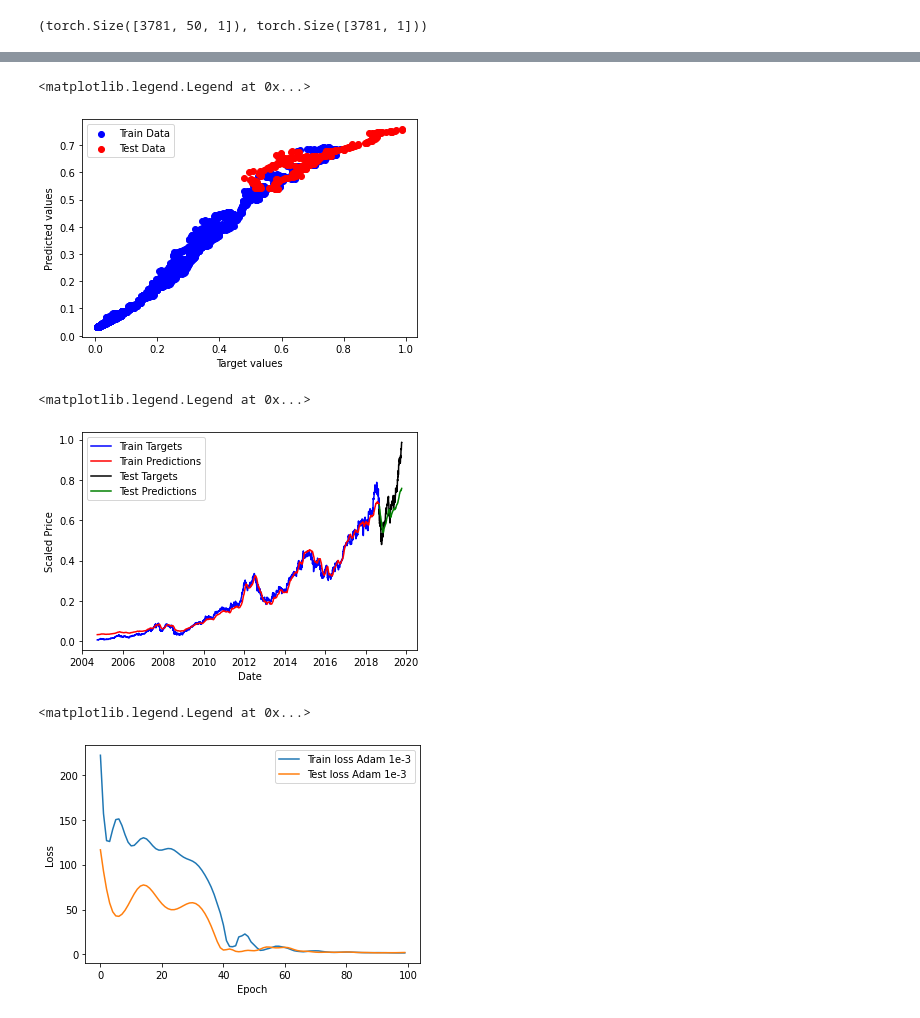
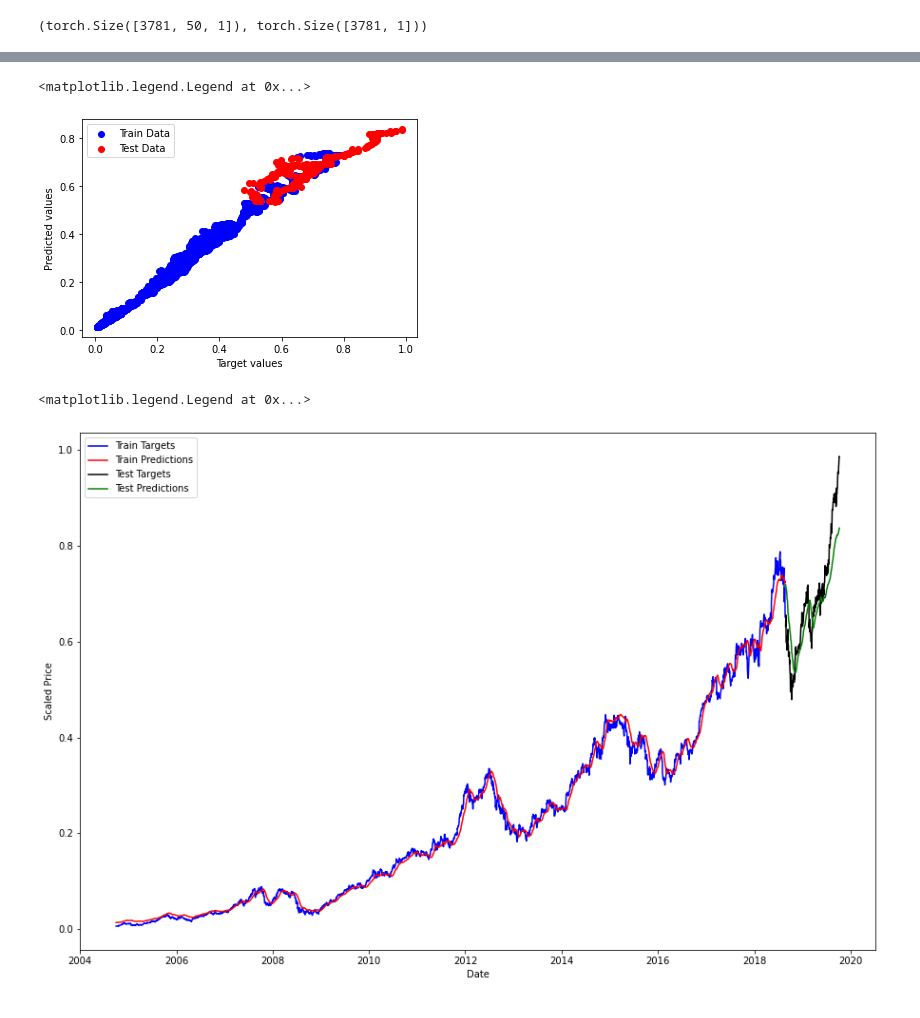
Before and after one commit to KhHTran/Stock-Prediction-ML, a Jupyter notebook: AAPL_Close_Price_Prediction.ipynb, the cells around one changed output, grey strips where cells are left out. Cells and saved outputs as stored; diff of their text form; code cells hidden in the pictures.

```diff
--- a/AAPL_Close_Price_Prediction.ipynb
+++ b/AAPL_Close_Price_Prediction.ipynb
@@ -174,0 +162,29 @@ Test loss: tensor(1.8099)
+# %%
+train_hist = []
+test_hist = []
+pred_tr = []
+pred_te = []
+
+tr_h, te_h, pr_tr, pr_te = train_model('Adam', 1e-4, 200)
+train_hist.append(tr_h)
+test_hist.append(te_h)
+pred_tr.append(pr_tr)
+pred_te.append(pr_te)
+
+tr_h, te_h, pr_tr, pr_te = train_model('Adam', 1e-3, 200)
+train_hist.append(tr_h)
+test_hist.append(te_h)
+pred_tr.append(pr_tr)
+pred_te.append(pr_te)
+
+tr_h, te_h, pr_tr, pr_te = train_model('SGD', 1e-4, 200)
+train_hist.append(tr_h)
+test_hist.append(te_h)
+pred_tr.append(pr_tr)
+pred_te.append(pr_te)
+
+tr_h, te_h, pr_tr, pr_te = train_model('SGD', 1e-5, 200)
+train_hist.append(tr_h)
+test_hist.append(te_h)
+pred_tr.append(pr_tr)
+pred_te.append(pr_te)
@@ -175,31 +221,21 @@ Test loss: tensor(1.8099)
 # %%
-import matplotlib.pyplot as plt
-
-plt.scatter(train_out.cpu().detach(), train_pred.cpu().detach(),color='blue')
-plt.scatter(test_out.cpu().detach(), test_pred.cpu().detach(),color='red')
+plt.scatter(train_out.cpu().detach(), pred_tr[1], color='blue')
+plt.scatter(test_out.cpu().detach(), pred_te[1], color='red')
 plt.ylabel('Predicted values')
 plt.xlabel('Target values')
 plt.legend(['Train Data', 'Test Data'])
 # %% [output]
 <matplotlib.legend.Legend at 0x...>
-[figure, old version]
+[figure, new version]
 # %%
+fig = plt.figure(figsize=(15,10))
 plt.plot(dates[:len(train_out)], train_out.cpu().detach(), color='blue')
-plt.plot(dates[:len(train_pred)], train_pred.cpu().detach(), color='red')
+plt.plot(dates[:len(train_out)], pred_tr[1], color='red')
 plt.plot(dates[len(train_out): len(train_out) + len(test_out)], test_out.cpu().detach(), color='black')
-plt.plot(dates[len(train_pred): len(train_pred) + len(test_pred)], test_pred.cpu().detach(), color='green')
+plt.plot(dates[len(train_out): len(train_out) + len(test_out)], pred_te[1], color='green')
 plt.xlabel('Date')
 plt.ylabel('Scaled Price')
 plt.legend(['Train Targets', 'Train Predictions', 'Test Targets', 'Test Predictions'])
 # %% [output]
 <matplotlib.legend.Legend at 0x...>
-[figure, old version]
+[figure, new version]
-# %%
-plt.plot(range(epoch),train_hist)
-plt.plot(range(epoch),test_hist)
-plt.ylabel('Loss')
-plt.xlabel('Epoch')
-plt.legend(['Train loss Adam 1e-3', 'Test loss Adam 1e-3'])
-# %% [output]
-<matplotlib.legend.Legend at 0x...>
-[figure, removed]
```
Also changed, not shown: parts of 4 cells of this notebook.
